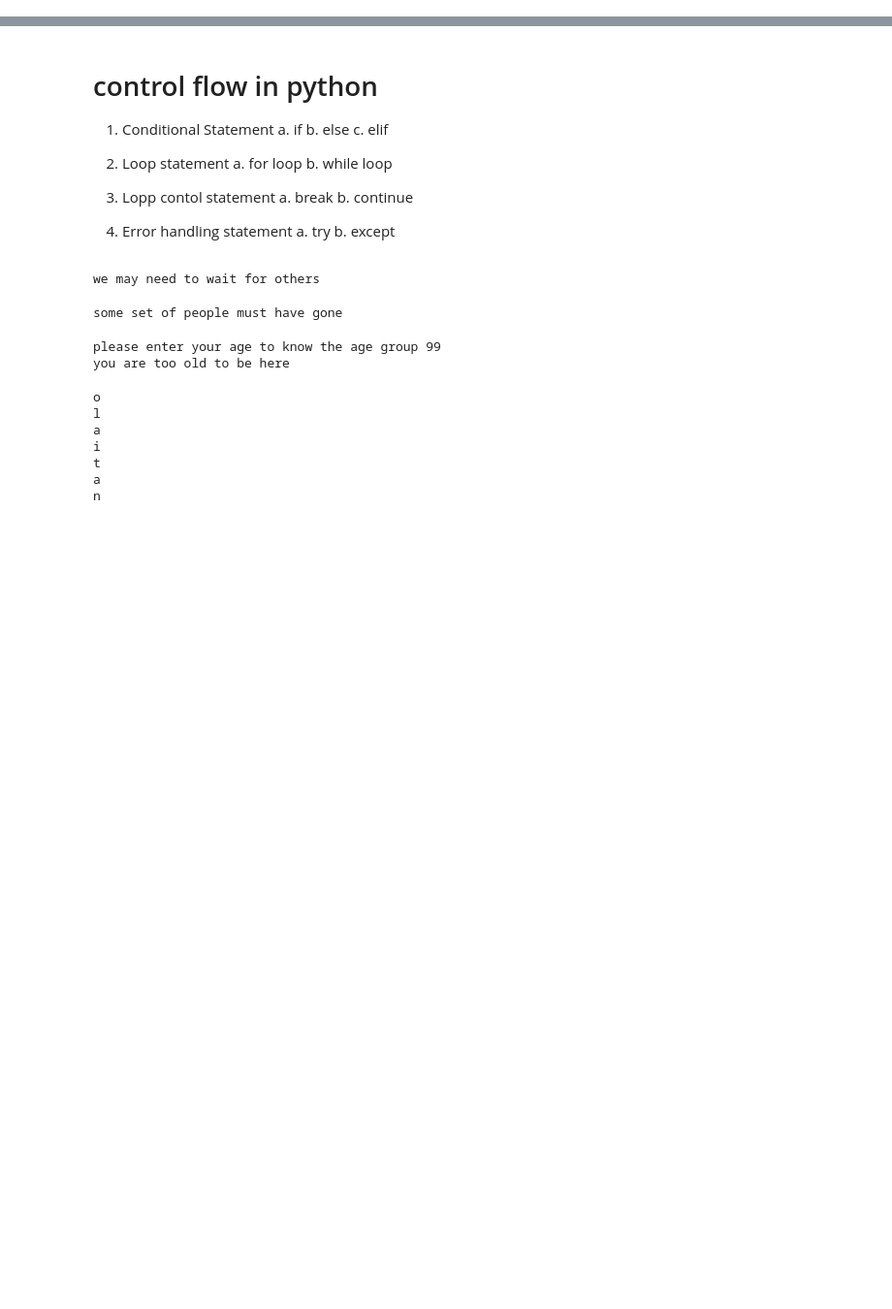
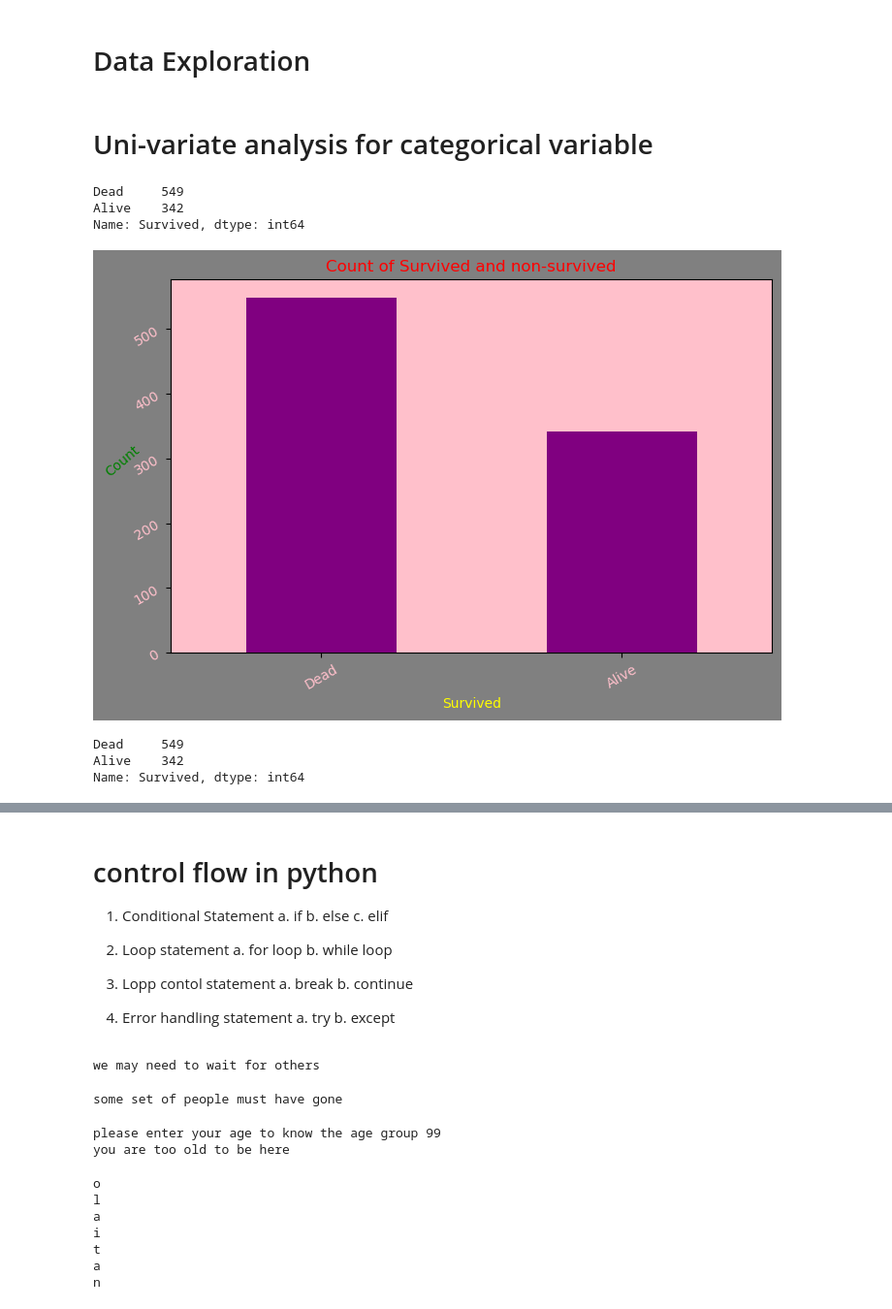
Before and after one commit to kazeemolaitanmusbau/Postgresql-Works, a Jupyter notebook: main.ipynb, the cells around one changed output, grey strips where cells are left out. Shown at 97% size. Cells and saved outputs as stored; diff of their text form; code cells hidden in the pictures; blank space fills up the shorter version.

```diff
--- a/main.ipynb
+++ b/main.ipynb
@@ -0,0 +314,2 @@
+# %%
+y = lambda x: x.split()[1].strip('.').strip(",")
@@ -0,0 +331,7 @@
+# %%
+df["Title"] = df["Name"].apply(y)
+# %%
+all_title=["Mr", "Miss", "Mrs", "Master", "Dr", "Rev" ]
+for i in df.Title:
+    if i not in all_title:
+        df.Title.replace(i, "others", inplace=True)
@@ -0,0 +347,4 @@
+# %% [markdown]
+# Data Exploration
+# %% [markdown]
+# Uni-variate analysis for categorical variable
@@ -0,0 +354,22 @@
+# %%
+# analysis survived column
+survived_anal=df["Survived"].value_counts()
+survived_anal.index = ["Dead", "Alive"]
+survived_anal
+# %% [output]
+Dead     549
+Alive    342
+Name: Survived, dtype: int64
+# %%
+# pandasplot for unvariate analysis
+fig, ola = plt.subplots(figsize=(8, 5), facecolor="grey")
+ola.set_facecolor("pink")
+survived_anal.plot(kind="bar", ax=ola, color="purple")   # pandasplot
+plt.title("Count of Survived and non-survived", color="red")
+plt.ylabel("Count", color="green", rotation=40)
+plt.xlabel("Survived", color="yellow")
+plt.xticks(rotation=30, color="pink")
+plt.yticks(rotation=30, color="pink")
+plt.show()
+# %% [output]
+[figure, added]
@@ -0,0 +380,6 @@
+# %%
+survived_anal
+# %% [output]
+Dead     549
+Alive    342
+Name: Survived, dtype: int64
```
Also changed, not shown: parts of 85 cells of this notebook.
